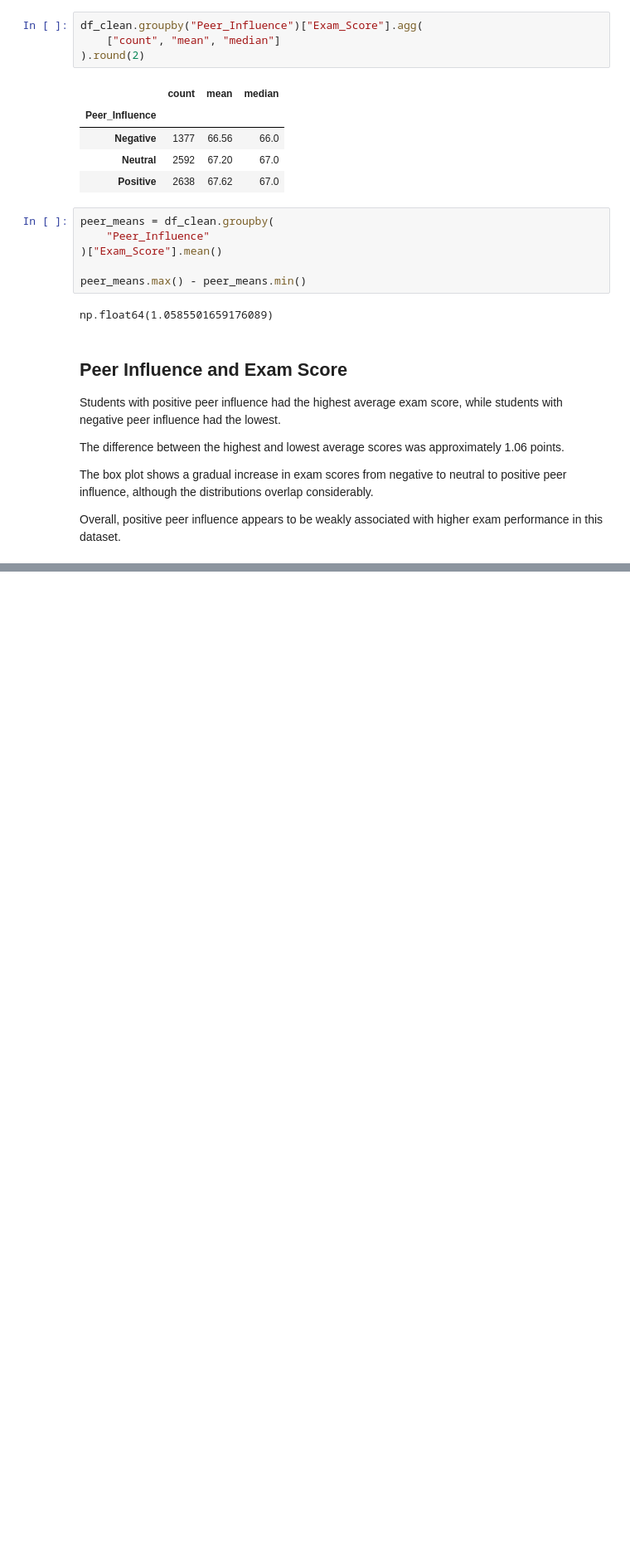
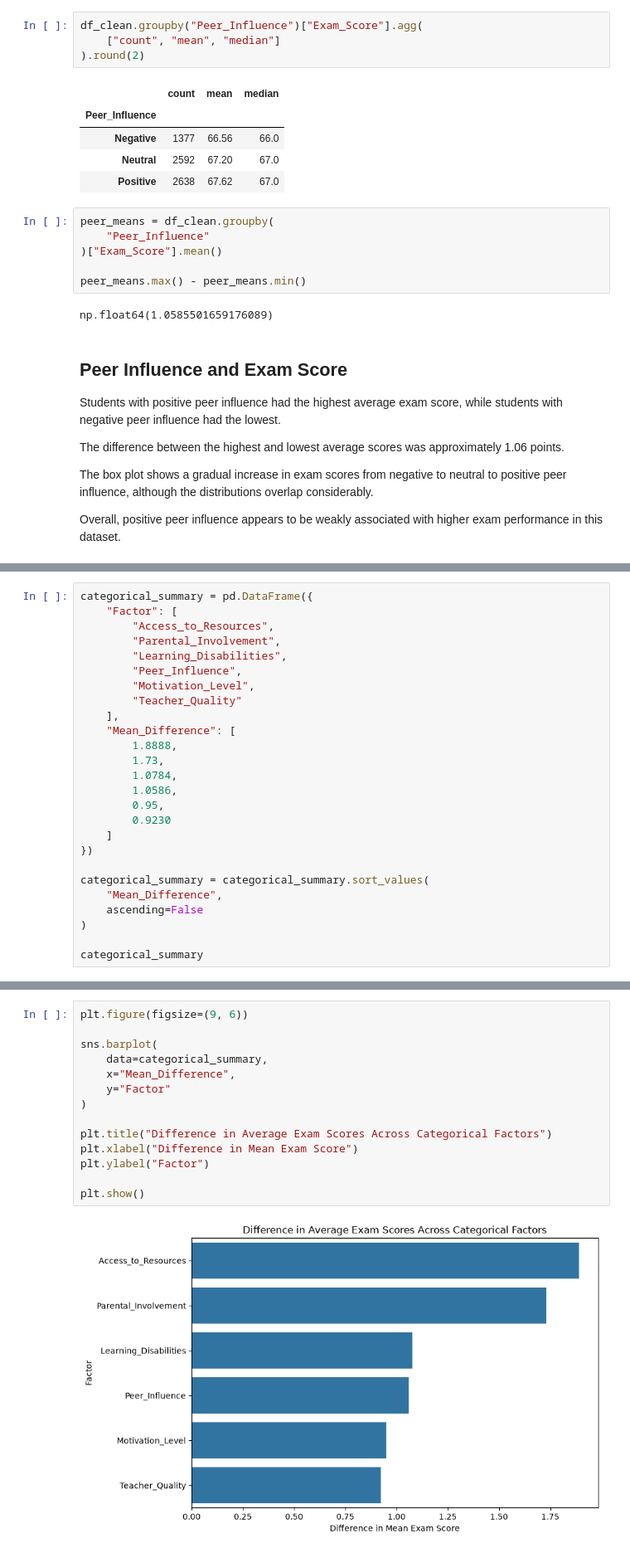
Before and after one commit to sayani-code/student-performance-analyzer, a Jupyter notebook: notebooks/_01student_performance_analysis.ipynb, the cells around one changed output, grey strips where cells are left out. Shown at 83% size. Cells and saved outputs as stored; diff of their text form; blank space fills up the shorter version.

```diff
--- a/notebooks/_01student_performance_analysis.ipynb
+++ b/notebooks/_01student_performance_analysis.ipynb
@@ -897,0 +1036,26 @@ Overall, positive peer influence appears to be weakly associated with higher exa
+# %%
+categorical_summary = pd.DataFrame({
+    "Factor": [
+        "Access_to_Resources",
+        "Parental_Involvement",
+        "Learning_Disabilities",
+        "Peer_Influence",
+        "Motivation_Level",
+        "Teacher_Quality"
+    ],
+    "Mean_Difference": [
+        1.8888,
+        1.73,
+        1.0784,
+        1.0586,
+        0.95,
+        0.9230
+    ]
+})
+
+categorical_summary = categorical_summary.sort_values(
+    "Mean_Difference",
+    ascending=False
+)
+
+categorical_summary
@@ -897,0 +1070,16 @@ Overall, positive peer influence appears to be weakly associated with higher exa
+# %%
+plt.figure(figsize=(9, 6))
+
+sns.barplot(
+    data=categorical_summary,
+    x="Mean_Difference",
+    y="Factor"
+)
+
+plt.title("Difference in Average Exam Scores Across Categorical Factors")
+plt.xlabel("Difference in Mean Exam Score")
+plt.ylabel("Factor")
+
+plt.show()
+# %% [output]
+[figure, added]
```
Also changed, not shown: parts of 34 cells of this notebook.
